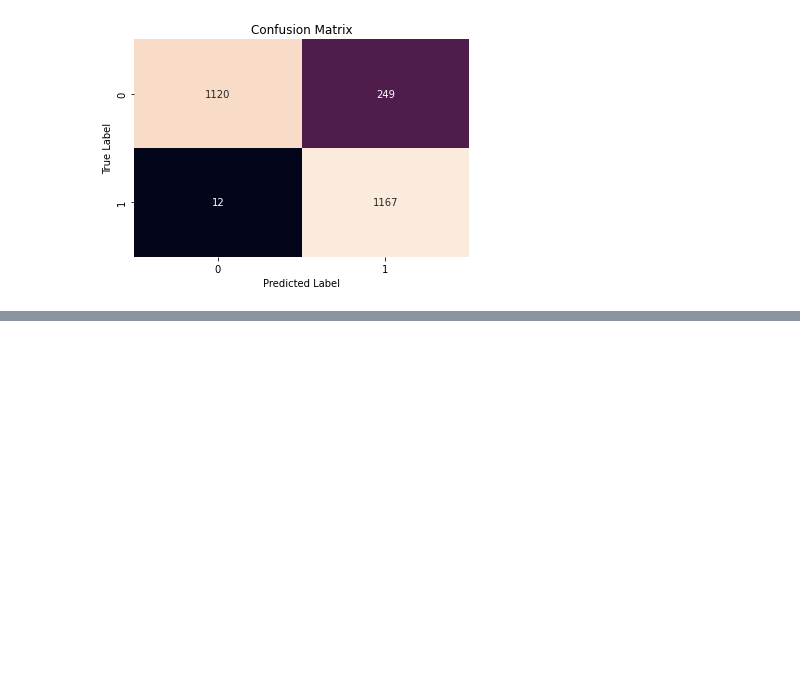
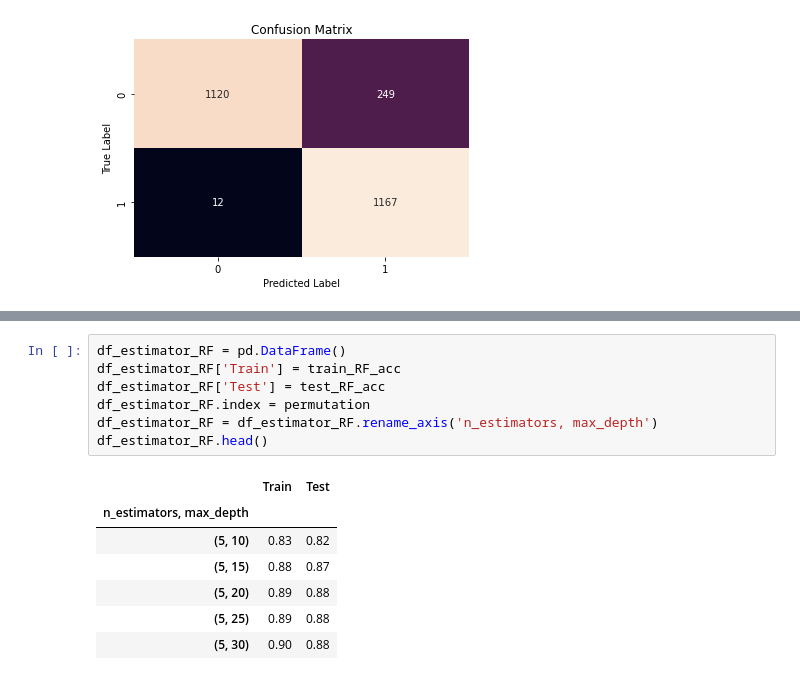
Before and after one commit to melixxa07/AI-Project, a Jupyter notebook: 01 - Data Exploration.ipynb, the cells around one changed output, grey strips where cells are left out. Saved outputs shown, nothing was run; the diff lists cells and outputs as text; blank space fills up the shorter version.

```diff
--- a/01 - Data Exploration.ipynb
+++ b/01 - Data Exploration.ipynb
@@ -617,0 +646,15 @@ plt.show()
+# %%
+df_estimator_RF = pd.DataFrame()
+df_estimator_RF['Train'] = train_RF_acc
+df_estimator_RF['Test'] = test_RF_acc
+df_estimator_RF.index = permutation
+df_estimator_RF = df_estimator_RF.rename_axis('n_estimators, max_depth')
+df_estimator_RF.head()
+# %% [output]
+|  | Train | Test |
+| n_estimators, max_depth |  |  |
+| (5, 10) | 0.83 | 0.82 |
+| (5, 15) | 0.88 | 0.87 |
+| (5, 20) | 0.89 | 0.88 |
+| (5, 25) | 0.89 | 0.88 |
+| (5, 30) | 0.90 | 0.88 |
```
Also changed, not shown: parts of 21 cells of this notebook.
